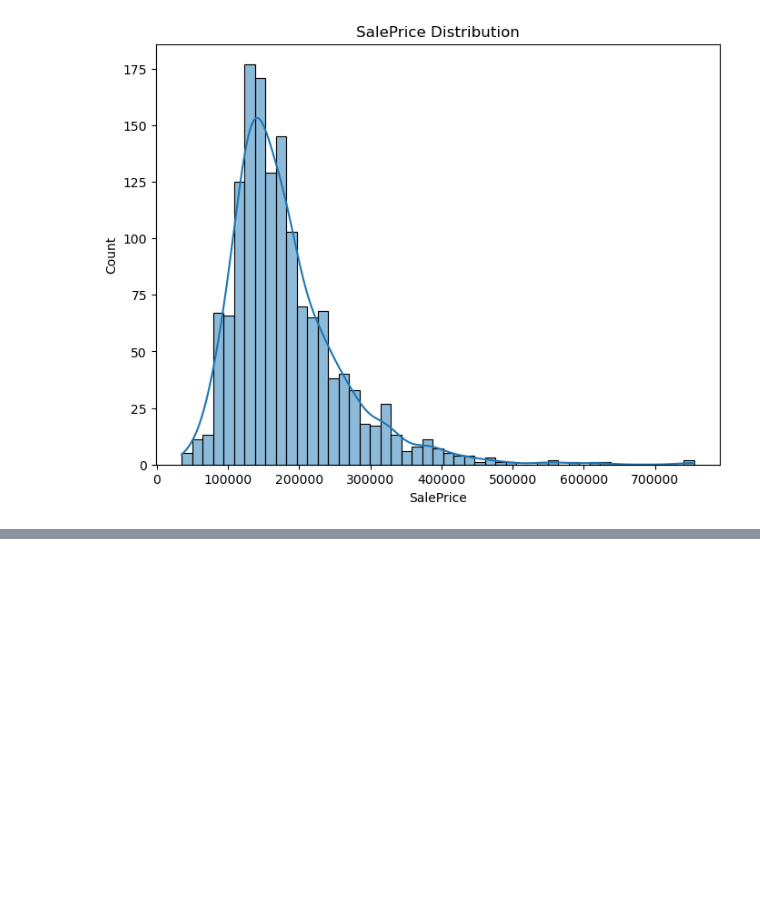
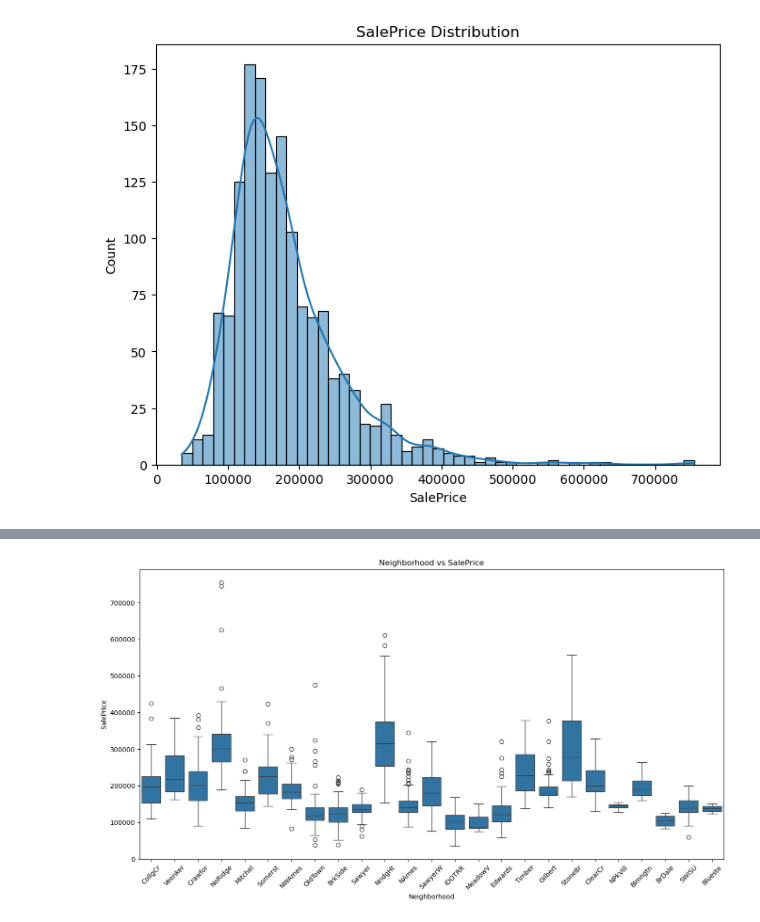
Before and after one commit to RaymussenArthur/House-Price, a Jupyter notebook: Notebooks/EDA.ipynb, the cells around one changed output, grey strips where cells are left out. Cells and saved outputs as stored; diff of their text form; code cells hidden in the pictures; blank space fills up the shorter version.

```diff
--- a/Notebooks/EDA.ipynb
+++ b/Notebooks/EDA.ipynb
@@ -63,0 +123,8 @@ plt.show()
+# %%
+plt.figure(figsize=(16,8))
+sns.boxplot(data=df, x='Neighborhood', y='SalePrice')
+plt.xticks(rotation=45)
+plt.title('Neighborhood vs SalePrice')
+plt.show()
+# %% [output]
+[figure, added]
```
Also changed, not shown: parts of 8 cells of this notebook.
